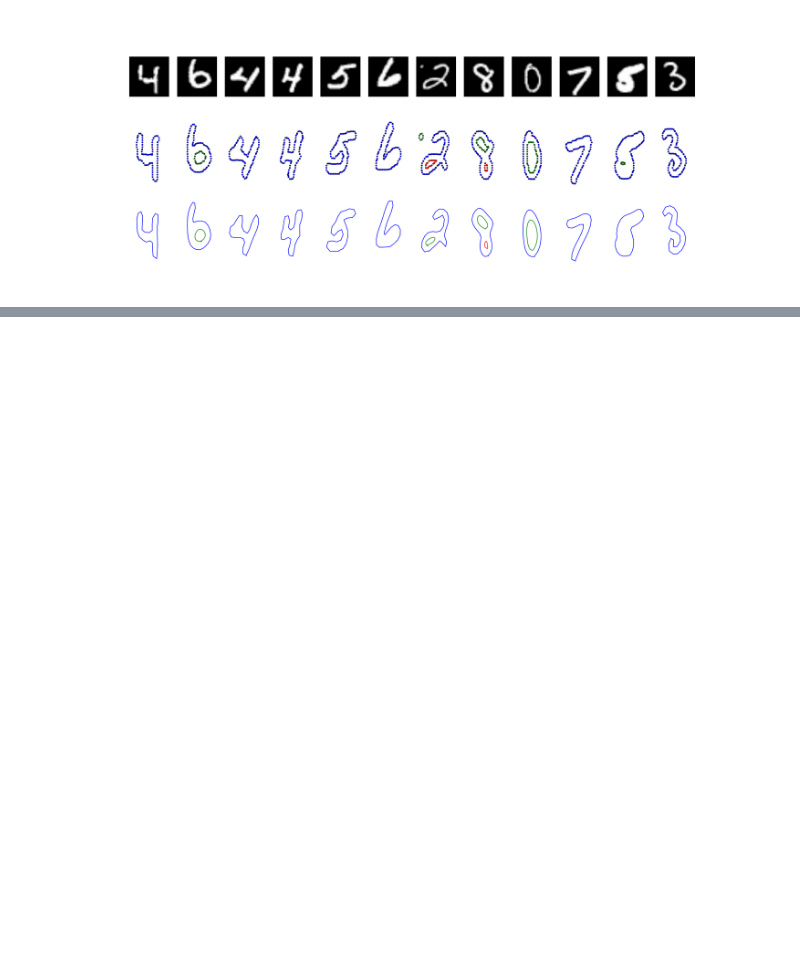
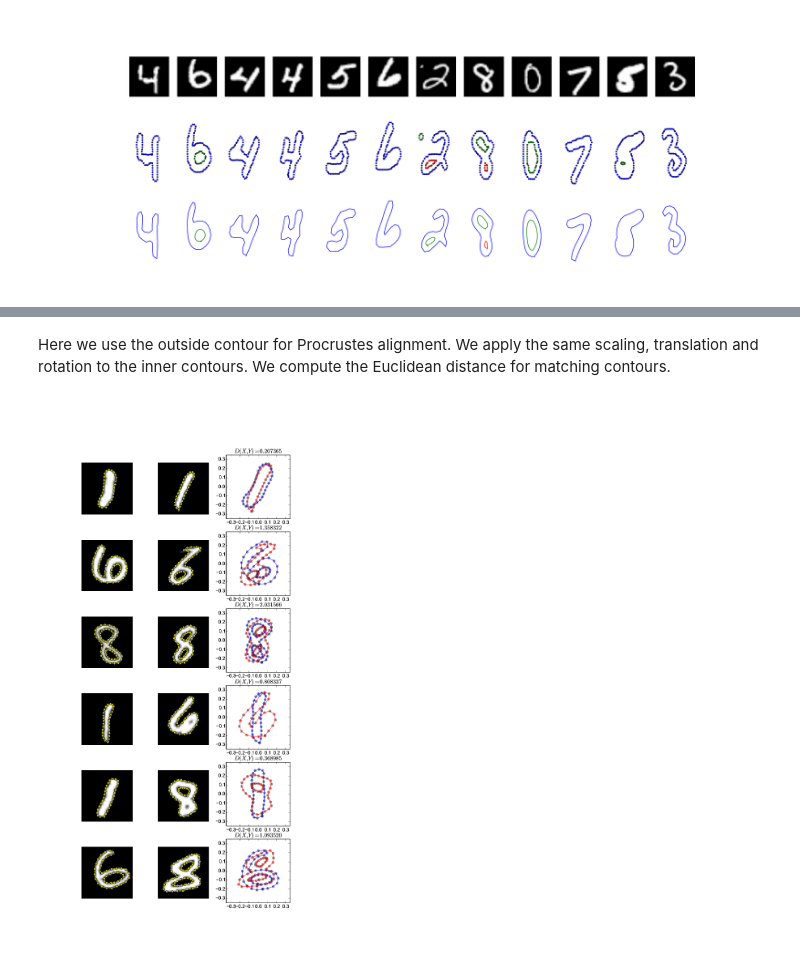
Before and after one commit to neurodata/non-parametric-clustering, a Jupyter notebook: testing_shape_clustering2.ipynb, the cells around one changed output, grey strips where cells are left out. Drawn from its saved outputs; the diff is of its cells as text; code cells hidden in the pictures; blank space fills up the shorter version.

```diff
--- a/testing_shape_clustering2.ipynb
+++ b/testing_shape_clustering2.ipynb
@@ -147,0 +154,6 @@ WImage(filename="figs/digits_multi_shapes.pdf")
+# %% [markdown]
+Here we use the outside contour for Procrustes alignment. We apply the same scaling, translation and rotation to the inner contours. We compute the Euclidean distance for matching contours.
+# %%
+WImage(filename="figs/alignment_multi_contours.pdf")
+# %% [output]
+[figure, added]
```
Also changed, not shown: parts of 3 cells of this notebook, 12 other files.
